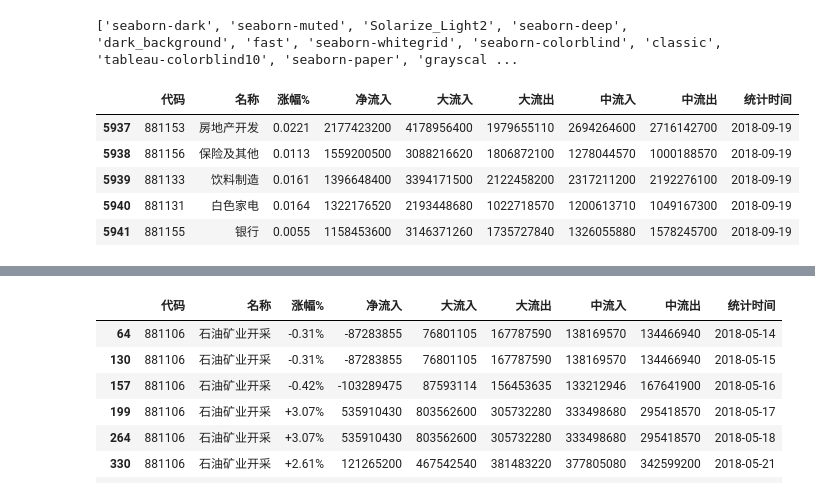
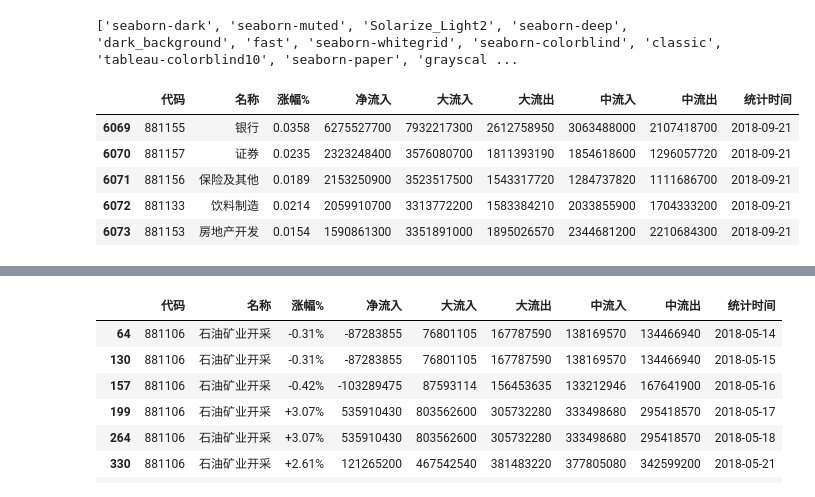
Before and after one commit to sunmd/DataAnlysisDemo, a Jupyter notebook: StockAnlysis.ipynb, the cells around one changed output, grey strips where cells are left out. Saved outputs shown, nothing was run; the diff lists cells and outputs as text; code cells hidden in the pictures.

```diff
--- a/StockAnlysis.ipynb
+++ b/StockAnlysis.ipynb
@@ -212,18 +212,18 @@ def ycz():
 # %%
 file_date = '2018-09'
 
-to_day = '2018-09-19'
+to_day = '2018-09-21'
 
-df = save_one_day( file_date, columns_name, 19)
+df = save_one_day( file_date, columns_name, 21)
 
-df[df['统计时间']=='2018-09-19'].head()
+df[df['统计时间']=='2018-09-21'].head()
 # %% [output]
 |  | 代码 | 名称 | 涨幅% | 净流入 | 大流入 | 大流出 | 中流入 | 中流出 | 统计时间 |
-| 5937 | 881153 | 房地产开发 | 0.0221 | 2177423200 | 4178956400 | 1979655110 | 2694264600 | 2716142700 | 2018-09-19 |
-| 5938 | 881156 | 保险及其他 | 0.0113 | 1559200500 | 3088216620 | 1806872100 | 1278044570 | 1000188570 | 2018-09-19 |
-| 5939 | 881133 | 饮料制造 | 0.0161 | 1396648400 | 3394171500 | 2122458200 | 2317211200 | 2192276100 | 2018-09-19 |
-| 5940 | 881131 | 白色家电 | 0.0164 | 1322176520 | 2193448680 | 1022718570 | 1200613710 | 1049167300 | 2018-09-19 |
-| 5941 | 881155 | 银行 | 0.0055 | 1158453600 | 3146371260 | 1735727840 | 1326055880 | 1578245700 | 2018-09-19 |
+| 6069 | 881155 | 银行 | 0.0358 | 6275527700 | 7932217300 | 2612758950 | 3063488000 | 2107418700 | 2018-09-21 |
+| 6070 | 881157 | 证券 | 0.0235 | 2323248400 | 3576080700 | 1811393190 | 1854618600 | 1296057720 | 2018-09-21 |
+| 6071 | 881156 | 保险及其他 | 0.0189 | 2153250900 | 3523517500 | 1543317720 | 1284737820 | 1111686700 | 2018-09-21 |
+| 6072 | 881133 | 饮料制造 | 0.0214 | 2059910700 | 3313772200 | 1583384210 | 2033855900 | 1704333200 | 2018-09-21 |
+| 6073 | 881153 | 房地产开发 | 0.0154 | 1590861300 | 3351891000 | 1895026570 | 2344681200 | 2210684300 | 2018-09-21 |
 # %%
 df[df['统计时间']==to_day].sort_values('净流入',ascending=False)\
 .style.use(mystl.export()).format({'涨幅%':"{:+.2%}"})
```
Also changed, not shown: parts of 3 cells of this notebook.
